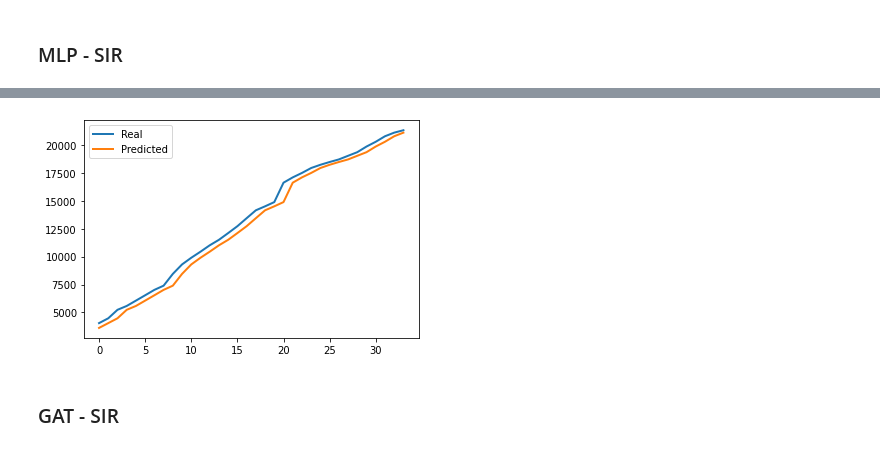
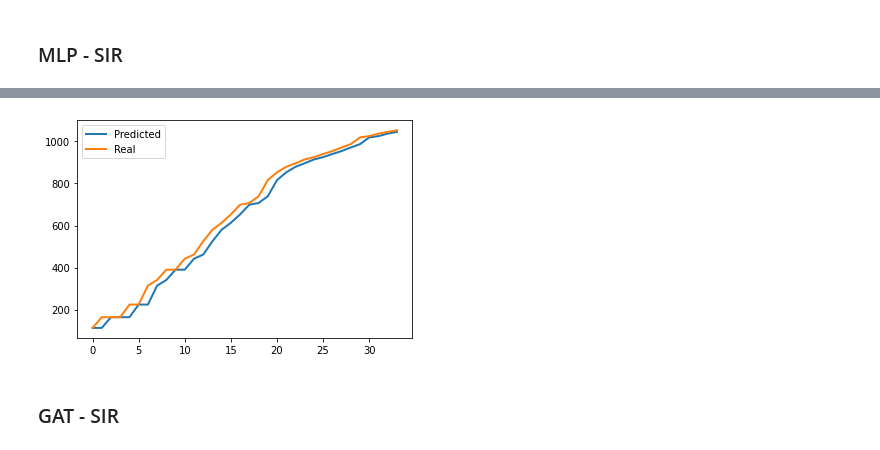
Before and after one commit to yiguanz/epidemic, a Jupyter notebook: covid19-severity-prediction/R0.ipynb, the cells around one changed output, grey strips where cells are left out. Cells and saved outputs as stored; diff of their text form; code cells hidden in the pictures.

```diff
--- a/covid19-severity-prediction/R0.ipynb
+++ b/covid19-severity-prediction/R0.ipynb
@@ -1078,0 +837,3 @@ plt.show()
+# %%
+for i,j in zip(mlp1dp_trainp_beta_Sacramento, mlp1dp_trainp_gamma_Sacramento):
+    print(i, j)
@@ -1078,0 +1296,12 @@ plt.show()
+# %%
+pred_vals = []
+for i in range(34):
+    pred_vals.append(gat1dp_trainp_case_vals[i][202])
+
+x = range(34)
+y1 = pred_vals
+y2 = train_labels_Sacramento
+plt.plot(x, y1, ls="-", lw=2, label="Predicted")
+plt.plot(x, y2, ls="-", lw=2, label="Real")
+plt.legend()
+plt.show()
@@ -1417,13 +1687,13 @@ plt.show()
 # %%
 pred_vals = []
-for i in range(len(train_past_cases_1d)):
-    pred_vals.append(train_vals[i][202].cpu().numpy())
+for i in range(14):
+    pred_vals.append(mlp7dc_validp_case_vals[i][202])
 
-x = range(len(train_past_cases_1d))
-y1 = train_labels_Sacramento
-y2 = pred_vals
-plt.plot(x, y1, ls="-", lw=2, label="Real")
-plt.plot(x, y2, ls="-", lw=2, label="Predicted")
+x = range(14)
+y1 = pred_vals
+y2 = valid_labels_Sacramento
+plt.plot(x, y1, ls="-", lw=2, label="Predicted")
+plt.plot(x, y2, ls="-", lw=2, label="Real")
 plt.legend()
 plt.show()
 # %% [output]
@@ -1439,17 +1701,17 @@ plt.show()
 # %%
-pred_vals_NYC = []
-for i in range(len(train_past_cases_1d)):
-    pred_vals_NYC.append(train_vals[i][4].cpu().numpy())
+pred_vals = []
+for i in range(34):
+    pred_vals.append(mlp7dc_trainp_case_vals[i][202])
 
-x = range(len(train_past_cases_1d))
-y1 = train_labels_NYC
-y2 = pred_vals_NYC
-plt.plot(x, y1, ls="-", lw=2, label="Real")
-plt.plot(x, y2, ls="-", lw=2, label="Predicted")
+x = range(34)
+y1 = pred_vals
+y2 = train_labels_Sacramento
+plt.plot(x, y1, ls="-", lw=2, label="Predicted")
+plt.plot(x, y2, ls="-", lw=2, label="Real")
 plt.legend()
 plt.show()
 # %% [output]
-[figure, old version]
+[figure, new version]
 # %% [markdown]
 ### GAT - SIR
 # %%
```
Also changed, not shown: parts of 68 cells of this notebook.
